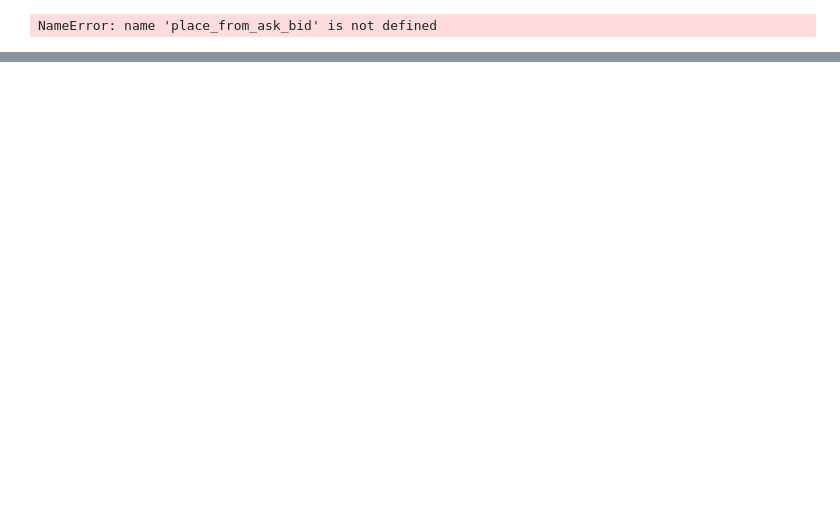
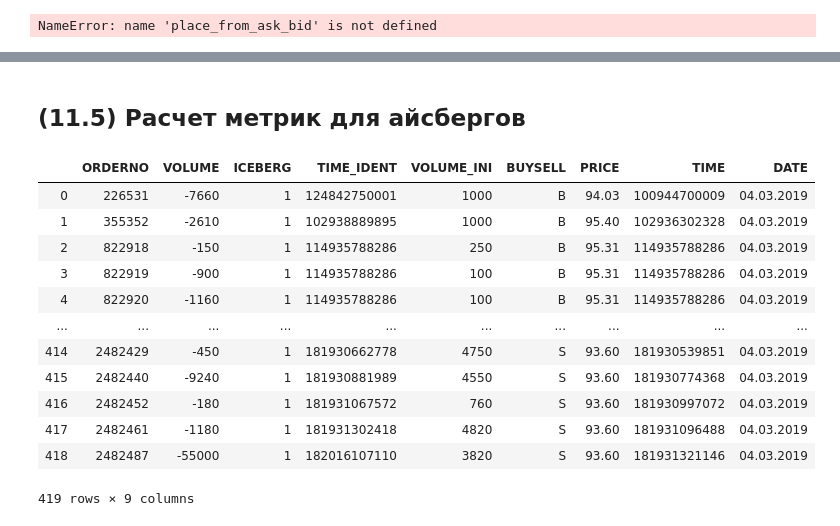
Before and after one commit to katya-luzina/master_thesis, a Jupyter notebook: адаптация кода к имеющимся данным.ipynb, the cells around one changed output, grey strips where cells are left out. Saved outputs shown, nothing was run; the diff lists cells and outputs as text; code cells hidden in the pictures; blank space fills up the shorter version.

```diff
--- a/адаптация кода к имеющимся данным.ipynb
+++ b/адаптация кода к имеющимся данным.ipynb
@@ -352,0 +486,19 @@ NameError: name 'place_from_ask_bid' is not defined
+# %% [markdown]
+## (11.5) Расчет метрик для айсбергов
+# %%
+output = iceberg(instr_orderlog)
+output
+# %% [output]
+|  | ORDERNO | VOLUME | ICEBERG | TIME_IDENT | VOLUME_INI | BUYSELL | PRICE | TIME | DATE |
+| 0 | 226531 | -7660 | 1 | 124842750001 | 1000 | B | 94.03 | 100944700009 | 04.03.2019 |
+| 1 | 355352 | -2610 | 1 | 102938889895 | 1000 | B | 95.40 | 102936302328 | 04.03.2019 |
+| 2 | 822918 | -150 | 1 | 114935788286 | 250 | B | 95.31 | 114935788286 | 04.03.2019 |
+| 3 | 822919 | -900 | 1 | 114935788286 | 100 | B | 95.31 | 114935788286 | 04.03.2019 |
+| 4 | 822920 | -1160 | 1 | 114935788286 | 100 | B | 95.31 | 114935788286 | 04.03.2019 |
+| ... | ... | ... | ... | ... | ... | ... | ... | ... | ... |
+| 414 | 2482429 | -450 | 1 | 181930662778 | 4750 | S | 93.60 | 181930539851 | 04.03.2019 |
+| 415 | 2482440 | -9240 | 1 | 181930881989 | 4550 | S | 93.60 | 181930774368 | 04.03.2019 |
+| 416 | 2482452 | -180 | 1 | 181931067572 | 760 | S | 93.60 | 181930997072 | 04.03.2019 |
+| 417 | 2482461 | -1180 | 1 | 181931302418 | 4820 | S | 93.60 | 181931096488 | 04.03.2019 |
+| 418 | 2482487 | -55000 | 1 | 182016107110 | 3820 | S | 93.60 | 181931321146 | 04.03.2019 |
+419 rows × 9 columns
```
Also changed, not shown: parts of 15 cells of this notebook.
